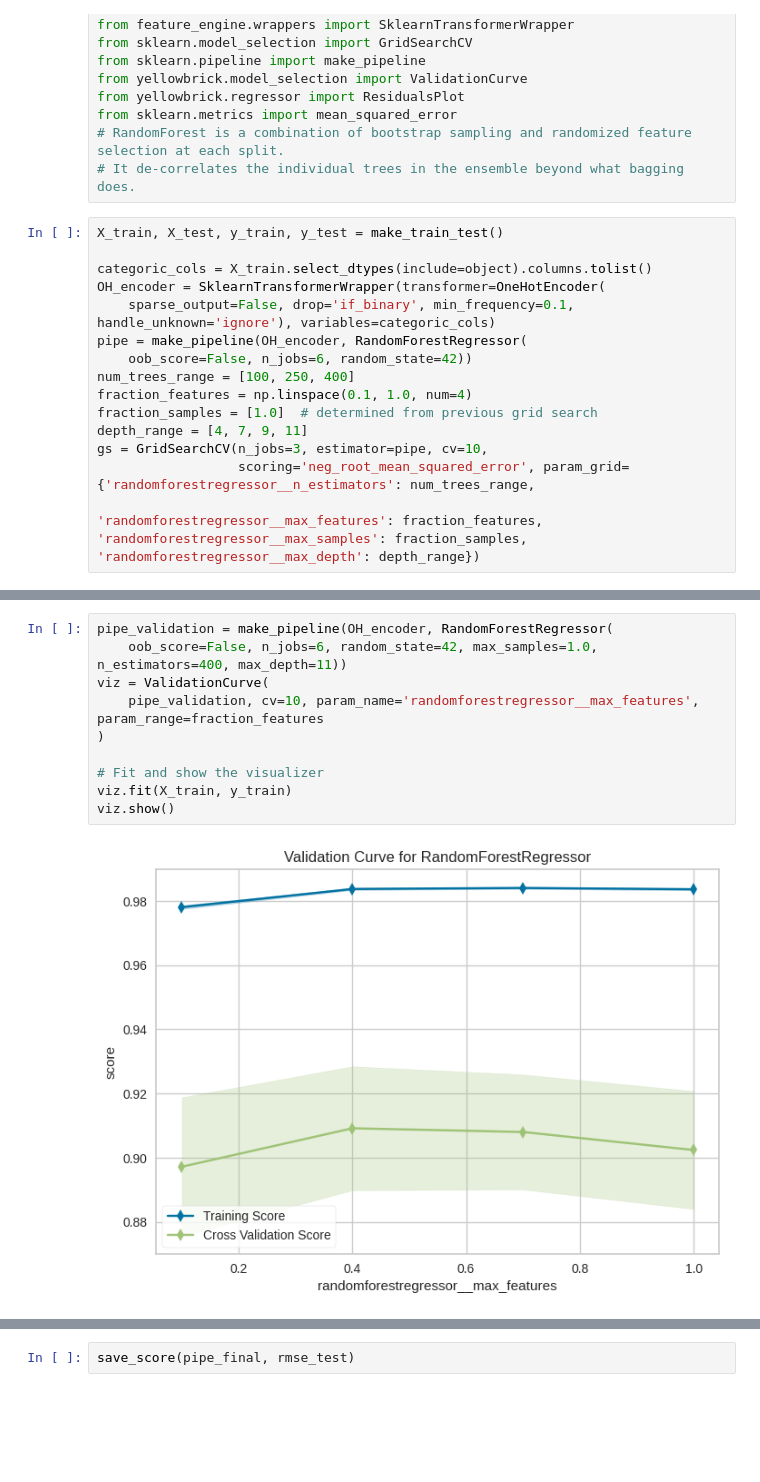
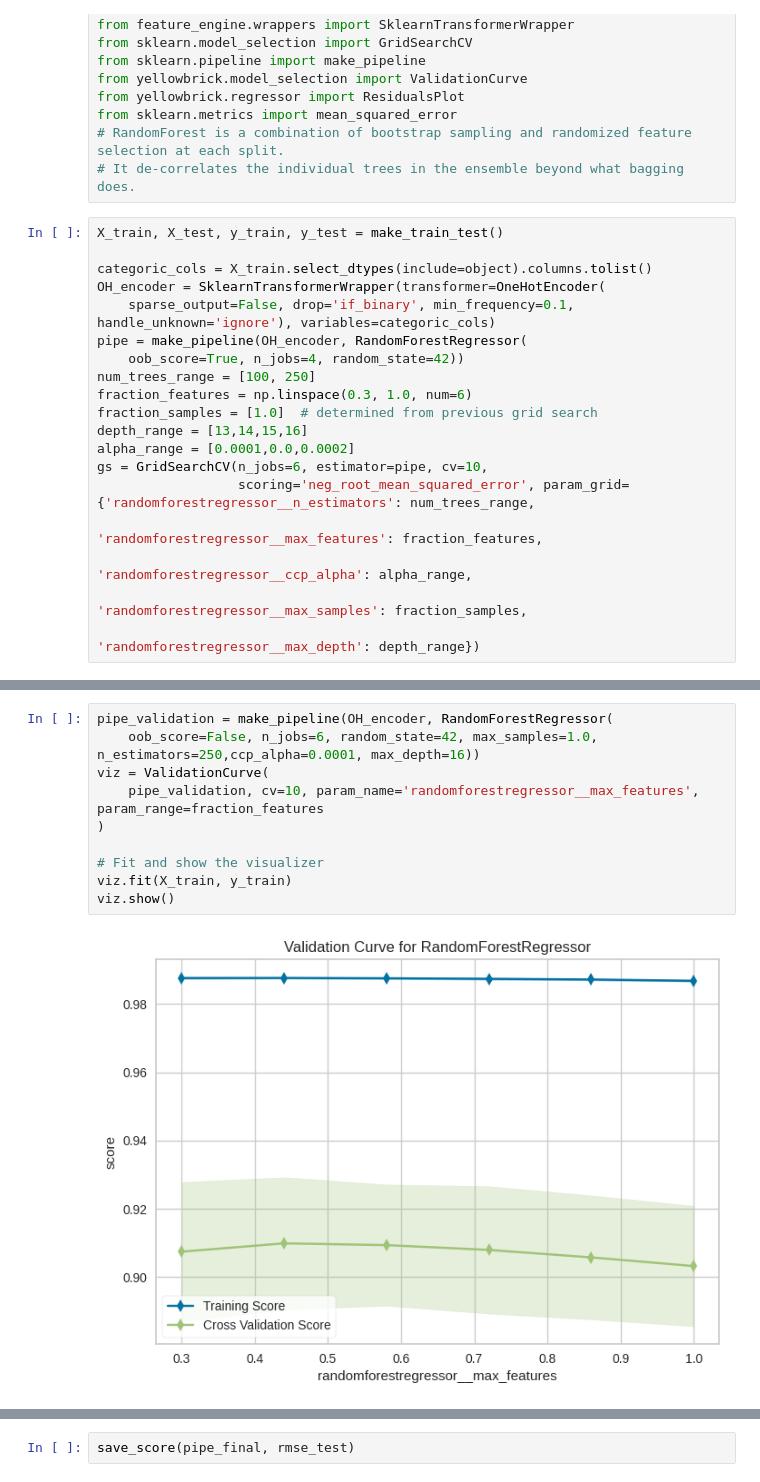
Before and after one commit to blakeb211/ames-housing, a Jupyter notebook: model_randomforest.ipynb, the cells around one changed output, grey strips where cells are left out. Drawn from its saved outputs; the diff is of its cells as text; blank space fills up the shorter version.

```diff
--- a/model_randomforest.ipynb
+++ b/model_randomforest.ipynb
@@ -22,14 +22,18 @@ categoric_cols = X_train.select_dtypes(include=object).columns.tolist()
 OH_encoder = SklearnTransformerWrapper(transformer=OneHotEncoder(
     sparse_output=False, drop='if_binary', min_frequency=0.1, handle_unknown='ignore'), variables=categoric_cols)
 pipe = make_pipeline(OH_encoder, RandomForestRegressor(
-    oob_score=False, n_jobs=6, random_state=42))
-num_trees_range = [100, 250, 400]
-fraction_features = np.linspace(0.1, 1.0, num=4)
+    oob_score=True, n_jobs=4, random_state=42))
+num_trees_range = [100, 250]
+fraction_features = np.linspace(0.3, 1.0, num=6)
 fraction_samples = [1.0]  # determined from previous grid search
-depth_range = [4, 7, 9, 11]
-gs = GridSearchCV(n_jobs=3, estimator=pipe, cv=10,
+depth_range = [13,14,15,16]
+alpha_range = [0.0001,0.0,0.0002]
+gs = GridSearchCV(n_jobs=6, estimator=pipe, cv=10,
                   scoring='neg_root_mean_squared_error', param_grid={'randomforestregressor__n_estimators': num_trees_range,
-                                                                     'randomforestregressor__max_features': fraction_features, 'randomforestregressor__max_samples': fraction_samples, 'randomforestregressor__max_depth': depth_range})
+                                                                     'randomforestregressor__max_features': fraction_features,
+                                                                     'randomforestregressor__ccp_alpha': alpha_range,
+                                                                     'randomforestregressor__max_samples': fraction_samples,
+                                                                     'randomforestregressor__max_depth': depth_range})
 # %%
 gs.fit(X_train, y_train)
 # %% [output]
@@ -60,15 +65,15 @@ gs.best_params_
 # %%
 pipe_validation = make_pipeline(OH_encoder, RandomForestRegressor(
-    oob_score=False, n_jobs=6, random_state=42, max_samples=1.0, n_estimators=400, max_depth=11))
+    oob_score=False, n_jobs=6, random_state=42, max_samples=1.0, n_estimators=250,ccp_alpha=0.0001, max_depth=16))
 viz = ValidationCurve(
     pipe_validation, cv=10, param_name='randomforestregressor__max_features', param_range=fraction_features
 )
 
 # Fit and show the visualizer
 viz.fit(X_train, y_train)
 viz.show()
 # %% [output]
-[figure, old version]
+[figure, new version]
 <AxesSubplot: title={'center': 'Validation Curve for RandomForestRegressor'}, xlabel='randomforestregressor__max_features', ylabel='score'>
 # %%
 pipe_final = make_pipeline(OH_encoder, RandomForestRegressor(
```
Also changed, not shown: parts of 4 cells of this notebook, 9 other files.
